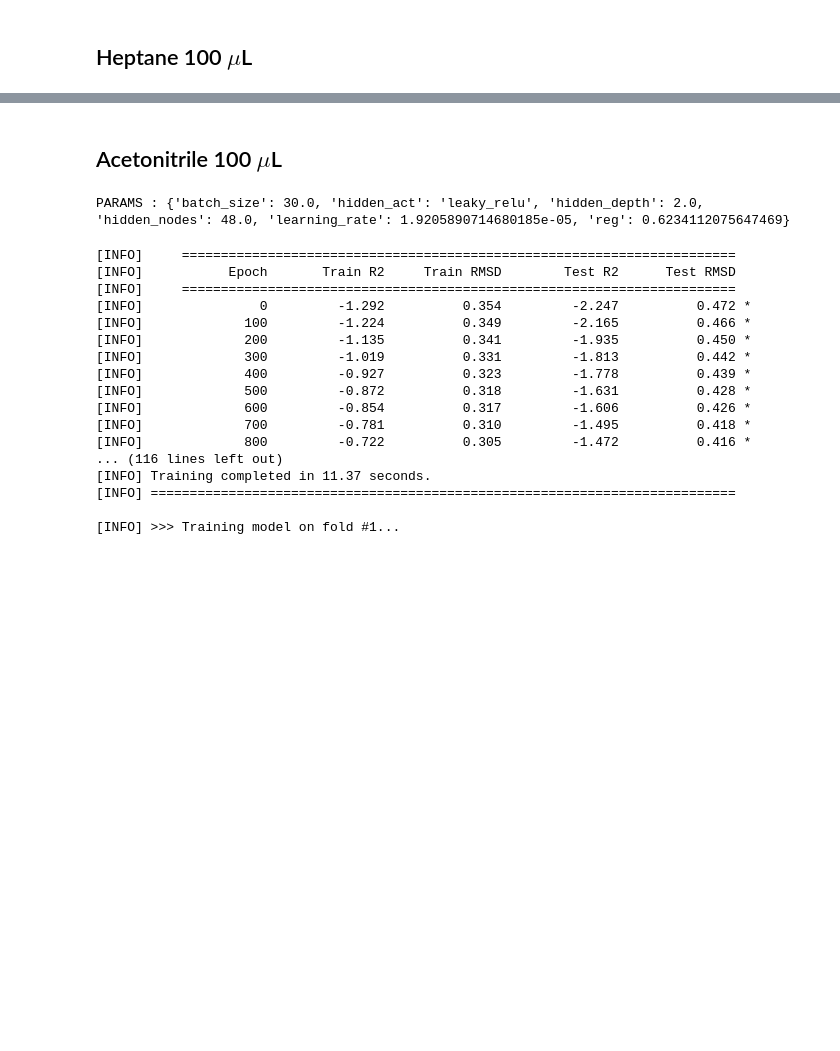
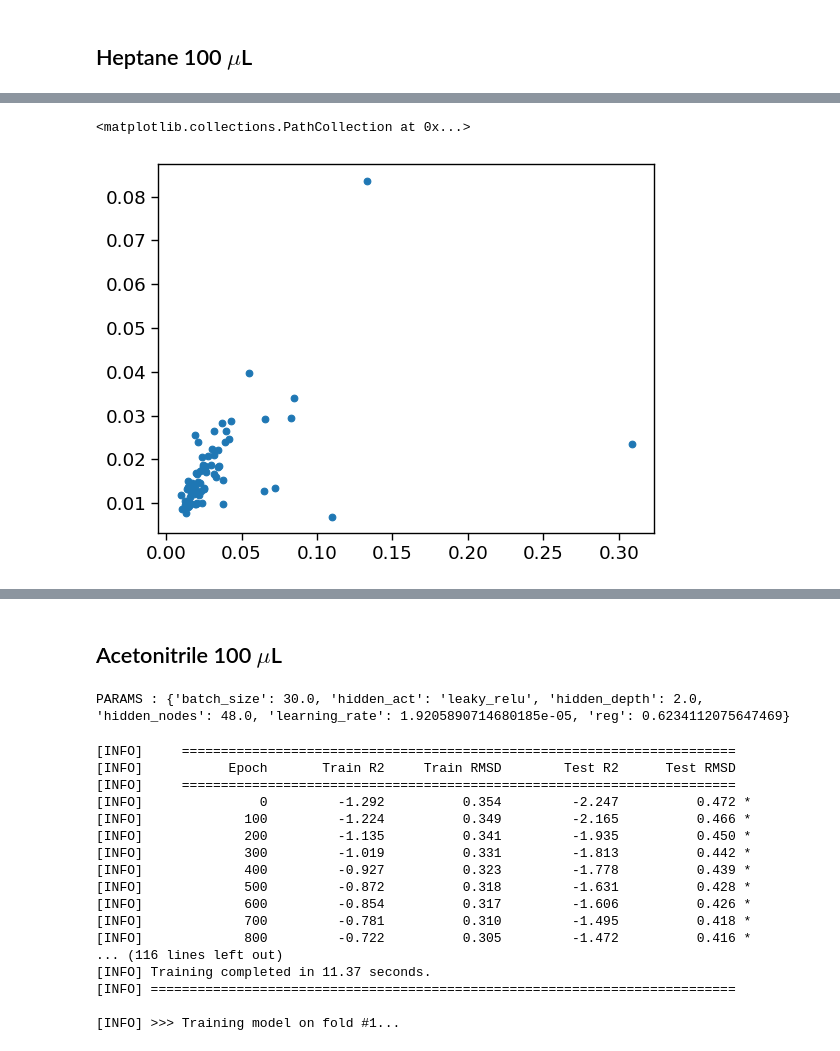
Before and after one commit to aspuru-guzik-group/olympus, a Jupyter notebook: __dev_/liquid_emulators.ipynb, the cells around one changed output, grey strips where cells are left out. Saved outputs shown, nothing was run; the diff lists cells and outputs as text; code cells hidden in the pictures; blank space fills up the shorter version.

```diff
--- a/__dev_/liquid_emulators.ipynb
+++ b/__dev_/liquid_emulators.ipynb
@@ -23,3 +20,6 @@ from olympus.models import BayesNeuralNet
 from sklearn.metrics import r2_score, mean_squared_error
 # %% [markdown]
 ## Heptane 100 $\mu$L
+# %%
+dataset = Dataset(kind='liquid_hep_100')
+dataset.data.head()
@@ -25,0 +35,5 @@ from sklearn.metrics import r2_score, mean_squared_error
+# %%
+plt.scatter(dataset.data['error'], dataset.data['stdev'])
+# %% [output]
+<matplotlib.collections.PathCollection at 0x...>
+[figure, added]
```
Also changed, not shown: parts of 6 cells of this notebook, 8 other files.
